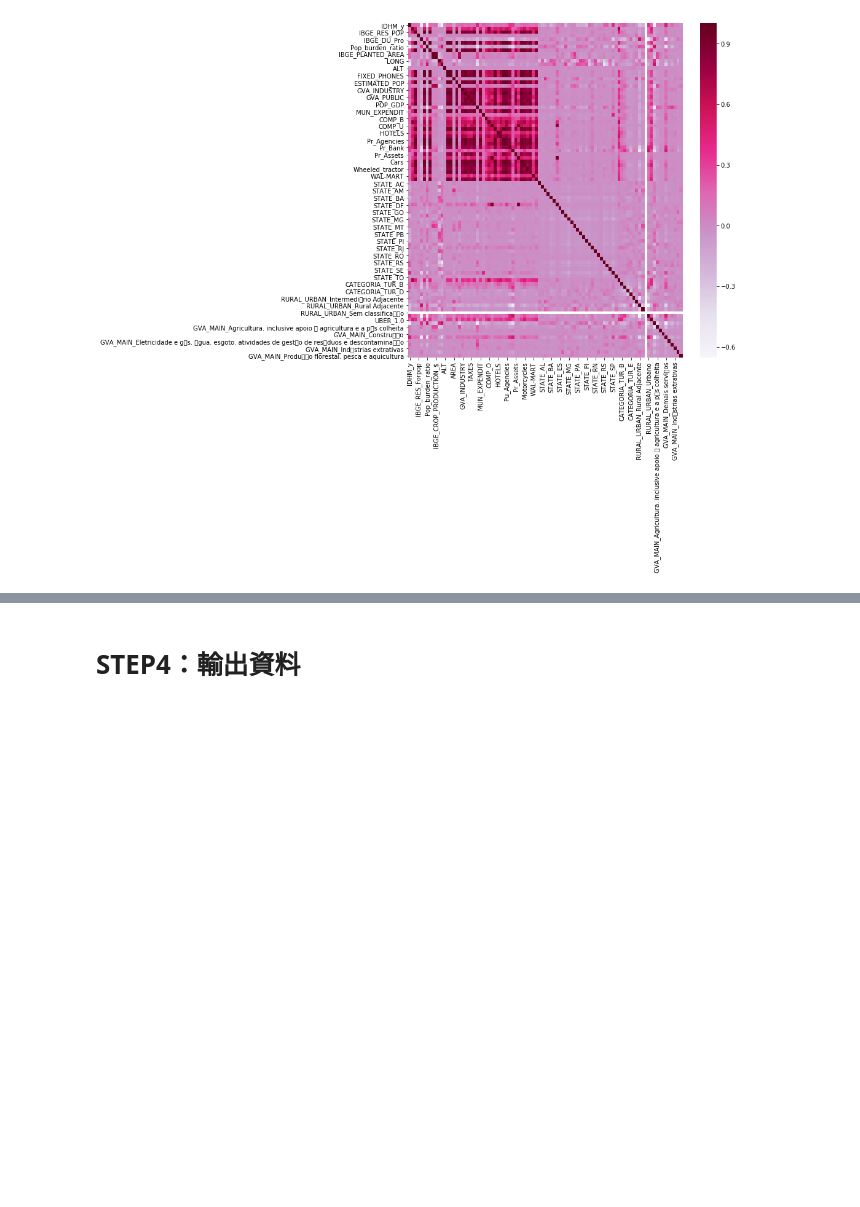
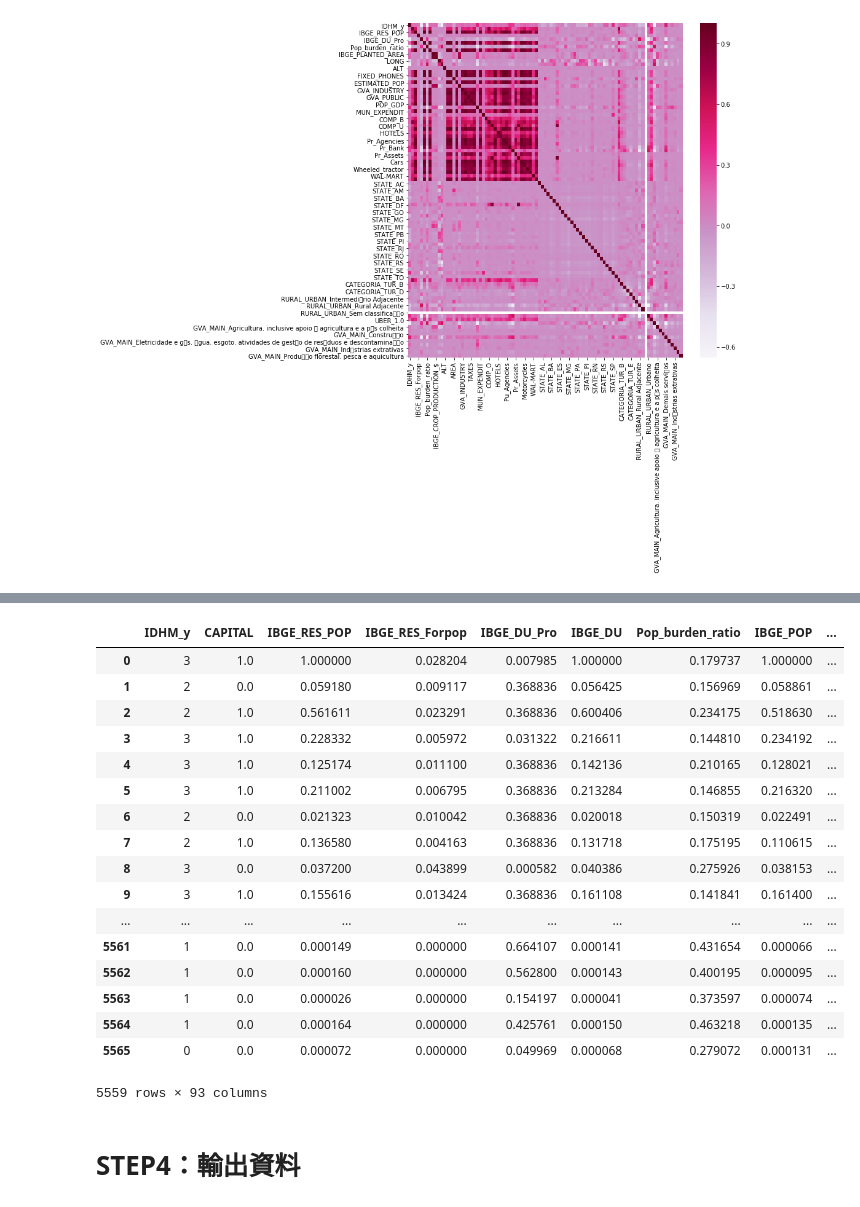
Before and after one commit to 1072-datascience/finalproject-ds_fadatsai, a Jupyter notebook: code/DF_final_showcode.ipynb, the cells around one changed output, grey strips where cells are left out. Cells and saved outputs as stored; diff of their text form; code cells hidden in the pictures; blank space fills up the shorter version.

```diff
--- a/code/DF_final_showcode.ipynb
+++ b/code/DF_final_showcode.ipynb
@@ -518,3 +554,30 @@ sns.heatmap(dataoutput.corr(),cmap='PuRd')
+# %%
+data_colname = dataoutput.columns[1:]
+min_max_scaler = preprocessing.MinMaxScaler()
+np_scaled = min_max_scaler.fit_transform(dataoutput.iloc[:,1:])
+df_normalized = pd.DataFrame(np_scaled,columns=data_colname)
+dataoutput.iloc[:,1:] = df_normalized
+# %%
+dataoutput.dropna()
+# %% [output]
+|  | IDHM_y | CAPITAL | IBGE_RES_POP | IBGE_RES_Forpop | IBGE_DU_Pro | IBGE_DU | Pop_burden_ratio | IBGE_POP | ... |
+| 0 | 3 | 1.0 | 1.000000 | 0.028204 | 0.007985 | 1.000000 | 0.179737 | 1.000000 | ... |
+| 1 | 2 | 0.0 | 0.059180 | 0.009117 | 0.368836 | 0.056425 | 0.156969 | 0.058861 | ... |
+| 2 | 2 | 1.0 | 0.561611 | 0.023291 | 0.368836 | 0.600406 | 0.234175 | 0.518630 | ... |
+| 3 | 3 | 1.0 | 0.228332 | 0.005972 | 0.031322 | 0.216611 | 0.144810 | 0.234192 | ... |
+| 4 | 3 | 1.0 | 0.125174 | 0.011100 | 0.368836 | 0.142136 | 0.210165 | 0.128021 | ... |
+| 5 | 3 | 1.0 | 0.211002 | 0.006795 | 0.368836 | 0.213284 | 0.146855 | 0.216320 | ... |
+| 6 | 2 | 0.0 | 0.021323 | 0.010042 | 0.368836 | 0.020018 | 0.150319 | 0.022491 | ... |
+| 7 | 2 | 1.0 | 0.136580 | 0.004163 | 0.368836 | 0.131718 | 0.175195 | 0.110615 | ... |
+| 8 | 3 | 0.0 | 0.037200 | 0.043899 | 0.000582 | 0.040386 | 0.275926 | 0.038153 | ... |
+| 9 | 3 | 1.0 | 0.155616 | 0.013424 | 0.368836 | 0.161108 | 0.141841 | 0.161400 | ... |
+| ... | ... | ... | ... | ... | ... | ... | ... | ... | ... |
+| 5561 | 1 | 0.0 | 0.000149 | 0.000000 | 0.664107 | 0.000141 | 0.431654 | 0.000066 | ... |
+| 5562 | 1 | 0.0 | 0.000160 | 0.000000 | 0.562800 | 0.000143 | 0.400195 | 0.000095 | ... |
+| 5563 | 1 | 0.0 | 0.000026 | 0.000000 | 0.154197 | 0.000041 | 0.373597 | 0.000074 | ... |
+| 5564 | 1 | 0.0 | 0.000164 | 0.000000 | 0.425761 | 0.000150 | 0.463218 | 0.000135 | ... |
+| 5565 | 0 | 0.0 | 0.000072 | 0.000000 | 0.049969 | 0.000068 | 0.279072 | 0.000131 | ... |
+5559 rows × 93 columns
 # %% [markdown]
 # STEP4：輸出資料
 # %%
```
Also changed, not shown: parts of 7 cells of this notebook.
